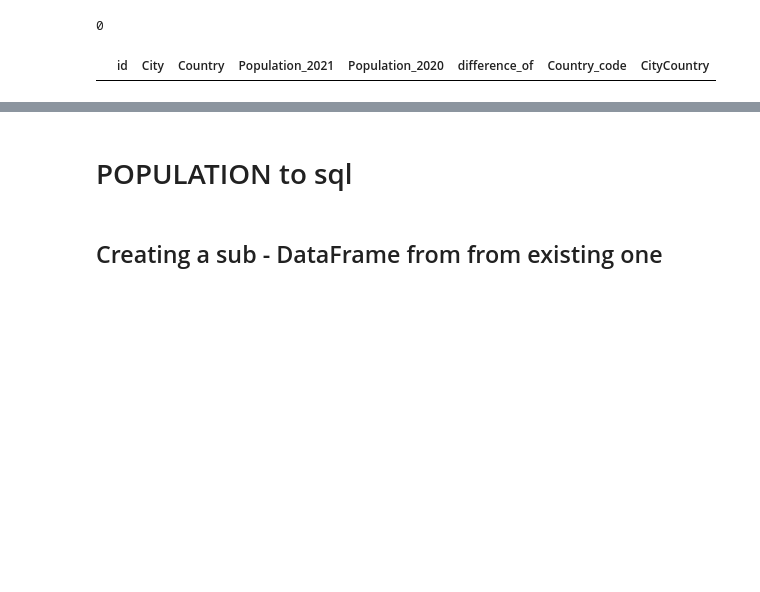
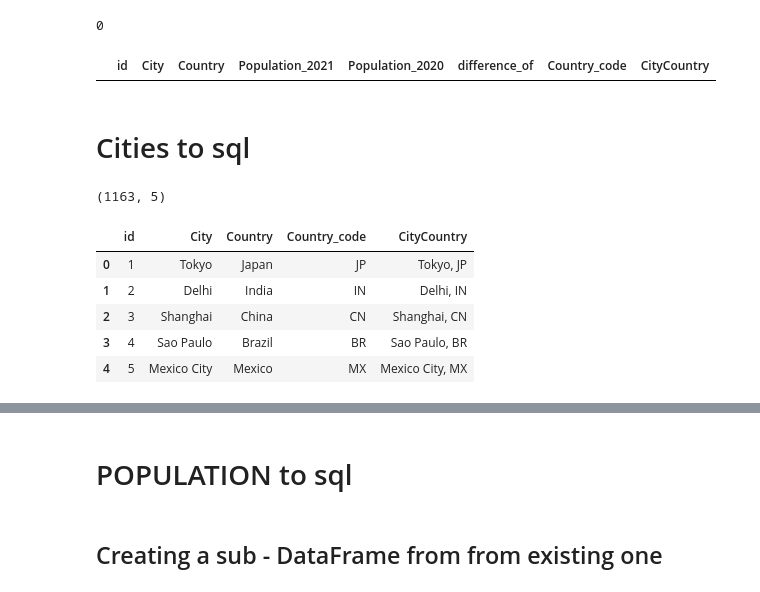
Before and after one commit to Konstantaras93/APIS, a Jupyter notebook: Databases_export.ipynb, the cells around one changed output, grey strips where cells are left out. Saved outputs shown, nothing was run; the diff lists cells and outputs as text; code cells hidden in the pictures; blank space fills up the shorter version.

```diff
--- a/Databases_export.ipynb
+++ b/Databases_export.ipynb
@@ -137,3 +137,5 @@ big_table.query('Country_code =="1"')
 |  | id | City | Country | Population_2021 | Population_2020 | difference_of | Country_code | CityCountry |
 # %%
 # big_table.to_csv('Cities_countries.csv' ,index=False)
+# %% [markdown]
+# Cities to sql
@@ -139,0 +144,13 @@ big_table.query('Country_code =="1"')
+# %%
+cities.shape
+# %% [output]
+(1163, 5)
+# %%
+cities.head()
+# %% [output]
+|  | id | City | Country | Country_code | CityCountry |
+| 0 | 1 | Tokyo | Japan | JP | Tokyo, JP |
+| 1 | 2 | Delhi | India | IN | Delhi, IN |
+| 2 | 3 | Shanghai | China | CN | Shanghai, CN |
+| 3 | 4 | Sao Paulo | Brazil | BR | Sao Paulo, BR |
+| 4 | 5 | Mexico City | Mexico | MX | Mexico City, MX |
```
Also changed, not shown: parts of 52 cells of this notebook, 2 other files.
